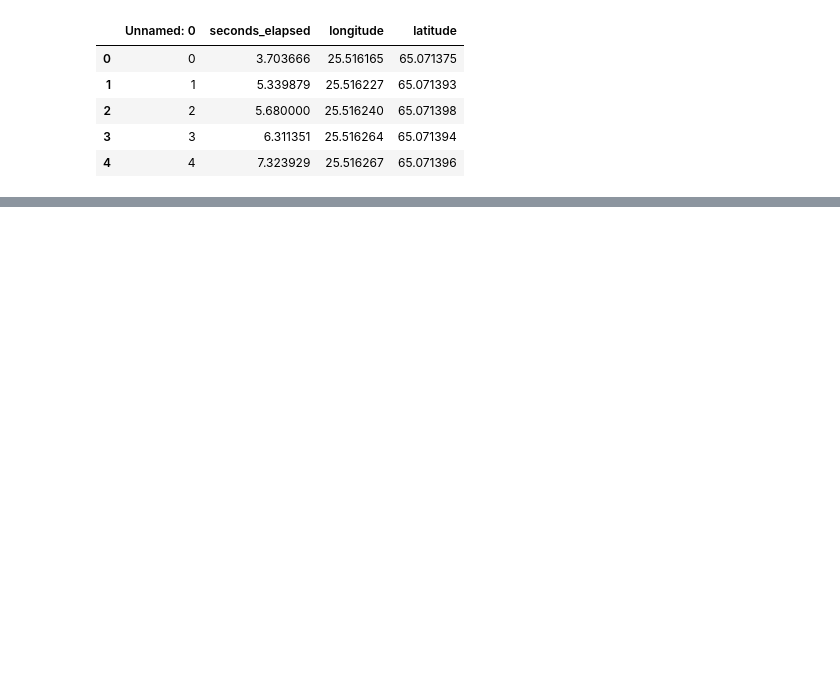
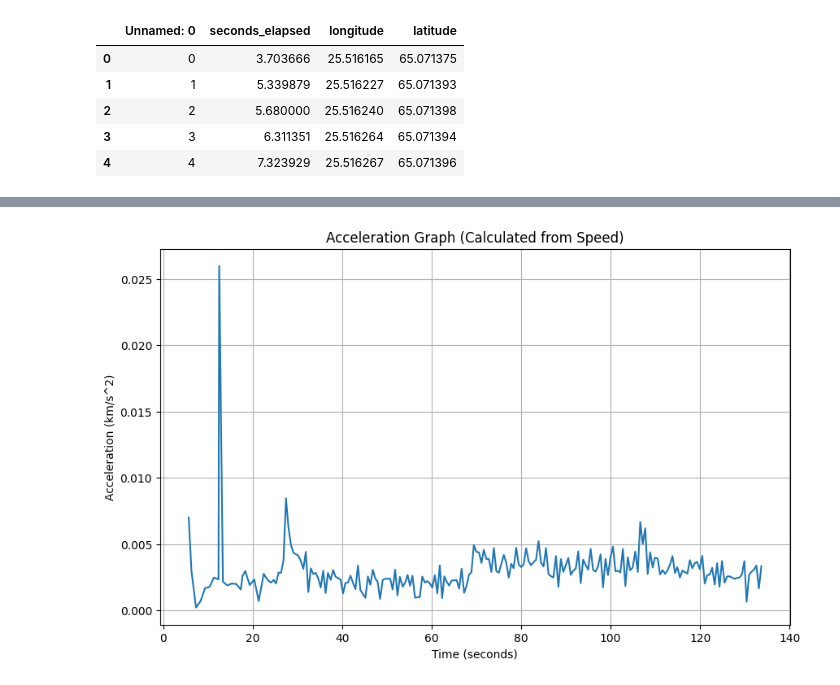
Before and after one commit to t2hale00/PhysicsFinalProject, a Jupyter notebook: FinalProject.ipynb, the cells around one changed output, grey strips where cells are left out. Saved outputs shown, nothing was run; the diff lists cells and outputs as text; code cells hidden in the pictures; blank space fills up the shorter version.

```diff
--- a/FinalProject.ipynb
+++ b/FinalProject.ipynb
@@ -50,0 +189,67 @@ data.head()
+# %%
+##Acceleration graph (calculated from speed [one components])
+
+# Function to calculate velocity
+def calculate_velocity(distance, time_diff):
+    """
+    Calculate velocity given distance and time difference.
+    """
+    if time_diff == 0:
+        return 0
+    else:
+        return distance / time_diff
+
+# Function to calculate acceleration
+def calculate_acceleration(velocity, time_diff):
+    """
+    Calculate acceleration given velocity and time difference.
+    """
+    if time_diff == 0:
+        return 0
+    else:
+        return (velocity - 0) / time_diff
+
+# Read the CSV file into a pandas DataFrame
+df = pd.read_csv('GPS_data.csv')
+
+# Initialize lists to store velocities and time differences
+velocities = []
+time_diffs = []
+
+# Calculate velocities based on coordinates
+for i in range(1, len(df)):
+    lat1, lon1 = df.loc[i - 1, 'latitude'], df.loc[i - 1, 'longitude']
+    lat2, lon2 = df.loc[i, 'latitude'], df.loc[i, 'longitude']
+    distance = haversine(lon1, lat1, lon2, lat2)
+    time_diff = df.loc[i, 'seconds_elapsed'] - df.loc[i - 1, 'seconds_elapsed']
+    velocity = calculate_velocity(distance, time_diff)
+    velocities.append(velocity)
+    time_diffs.append(time_diff)
+
+# Initialize lists to store accelerations and time differences
+accelerations = []
+time_diffs2 = []
+
+# Calculate accelerations based on velocities
+for i in range(1, len(velocities)):
+    velocity1 = velocities[i - 1]
+    velocity2 = velocities[i]
+    time_diff2 = time_diffs[i]
+    acceleration = calculate_acceleration(velocity2, time_diff2)
+    accelerations.append(acceleration)
+    time_diffs2.append(time_diff2)
+
+# Set the figure size
+plt.figure(figsize=(10, 6))
+
+# Plot the acceleration graph
+plt.plot(df['seconds_elapsed'][2:], accelerations, linestyle='-')
+
+# Add labels and title
+plt.xlabel('Time (seconds)')
+plt.ylabel('Acceleration (km/s^2)')
+plt.title('Acceleration Graph (Calculated from Speed)')
+plt.grid(True)
+plt.show()
+# %% [output]
+[figure, added]
```
Also changed, not shown: parts of 12 cells of this notebook, 1 other file.
